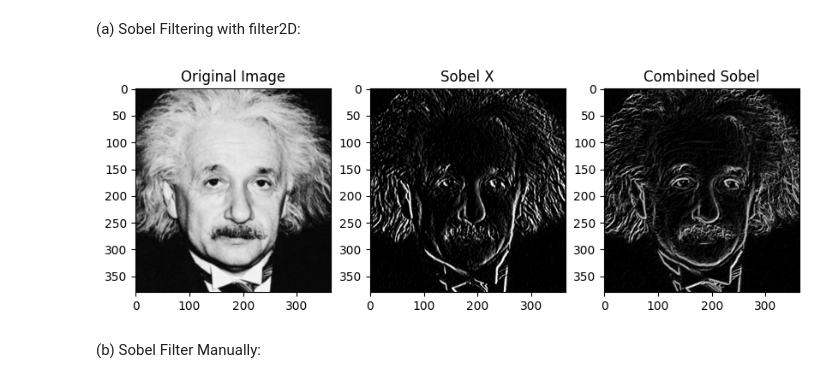
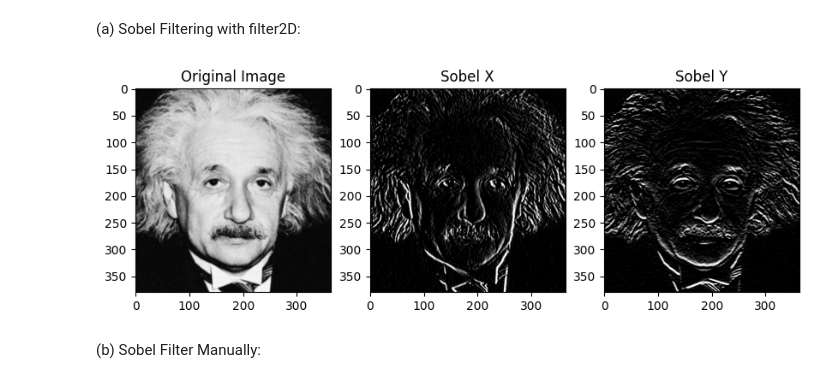
Before and after one commit to SamudraUduwaka/Intensity-Transformations-and-Neighborhood-Filtering, a Jupyter notebook: task7.ipynb, the cells around one changed output. Cells and saved outputs as stored; diff of their text form; code cells hidden in the pictures.

```diff
--- a/task7.ipynb
+++ b/task7.ipynb
@@ -3,30 +3,31 @@
 # %%
 import cv2
 import numpy as np
 import matplotlib.pyplot as plt
 
 # Load the image
 image = cv2.imread('utils/einstein.png', cv2.IMREAD_GRAYSCALE)
 
 # Sobel kernels
 sobel_x = np.array([[1, 0, -1], [2, 0, -2], [1, 0, -1]])
 sobel_y = np.array([[1, 2, 1], [0, 0, 0], [-1, -2, -1]])
 
 # Apply filter2D with Sobel kernels
 sobel_x_image = cv2.filter2D(image, -1, sobel_x)
 sobel_y_image = cv2.filter2D(image, -1, sobel_y)
 
 # Combine horizontal and vertical gradients
 sobel_combined = cv2.magnitude(sobel_x_image.astype(np.float32), sobel_y_image.astype(np.float32))
 
 # Display the results
 plt.figure(figsize=(10,10))
 plt.subplot(1, 3, 1), plt.imshow(image, cmap='gray'), plt.title('Original Image')
 plt.subplot(1, 3, 2), plt.imshow(sobel_x_image, cmap='gray'), plt.title('Sobel X')
-plt.subplot(1, 3, 3), plt.imshow(sobel_combined, cmap='gray'), plt.title('Combined Sobel')
+plt.subplot(1, 3, 3), plt.imshow(sobel_y_image, cmap='gray'), plt.title('Sobel Y')
+#plt.subplot(1, 3, 4), plt.imshow(sobel_combined, cmap='gray'), plt.title('Combined Sobel')
 plt.show()
 # %% [output]
-[figure, old version]
+[figure, new version]
 # %% [markdown]
 (b) Sobel Filter Manually:
 # %%
```
Also changed, not shown: parts of 3 cells of this notebook, 3 other files.
